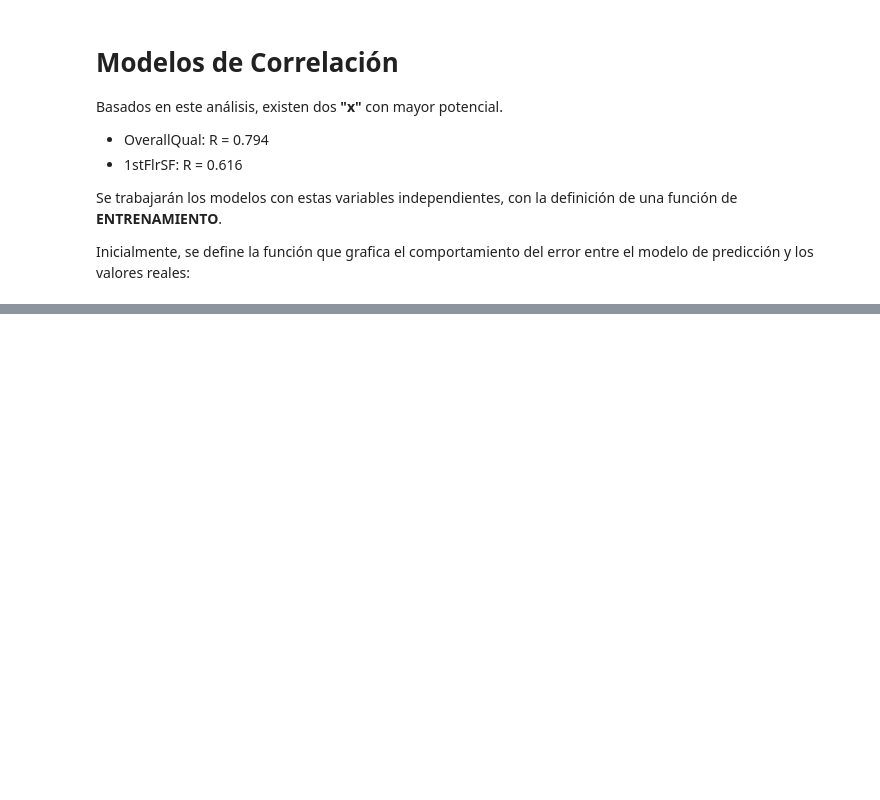
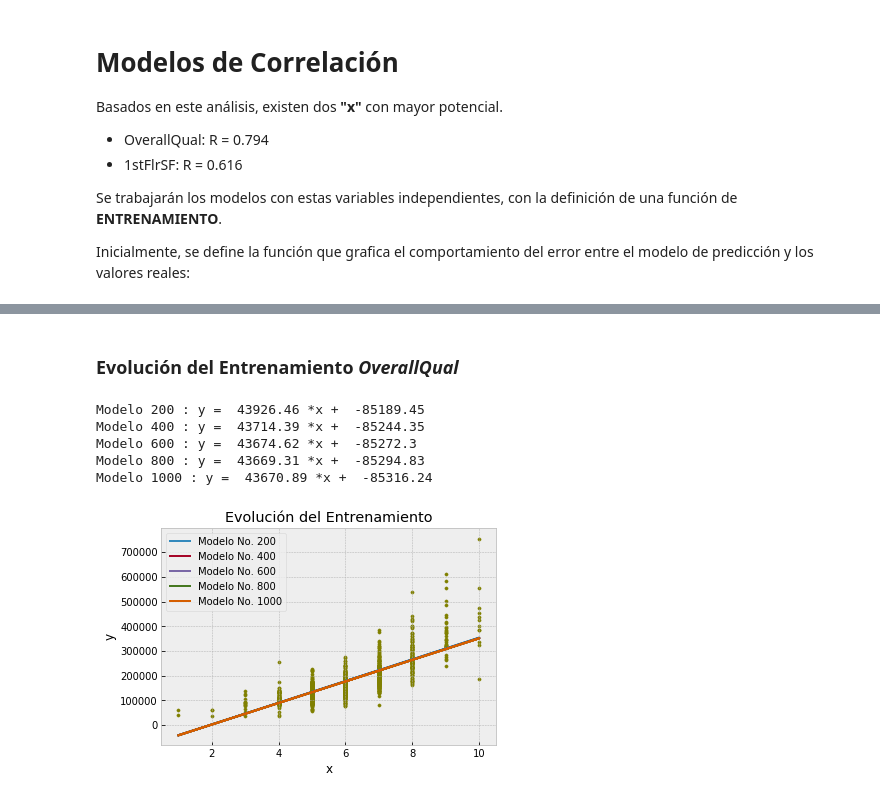
Before and after one commit to sjbarrios/Proyecto-Ciencia-Datos-Python, a Jupyter notebook: Proyecto_1.ipynb, the cells around one changed output, grey strips where cells are left out. Drawn from its saved outputs; the diff is of its cells as text; code cells hidden in the pictures; blank space fills up the shorter version.

```diff
--- a/Proyecto_1.ipynb
+++ b/Proyecto_1.ipynb
@@ -465,8 +469,0 @@ Se crea una función para observar la evolución del modelo en el tiempo:
-# %%
-def evolucion(diccionario,n):
-    plt.scatter(np.array(range(epoch)), errores,c='green',s=10)
-    plt.title('Errores')
-    plt.xlabel('epoch')
-    plt.ylabel('error')
-    plt.show()
-    return
@@ -476,0 +504,35 @@ Este es un cambio 2: 1000
+# %%
+def evolucion(diccionario,x,y,n):
+
+    modelo_i = [0.0]*len(x)
+
+    for i in range(len(diccionario)): # Para cada iteración en el Diccionario de Parámetros m,b
+
+        if (i+1) % n == 0: # Cada "n" iteraciones...
+
+            for j in range(len(x)): # Se calcula el modelo: y_hat's correspondientes para todas las "x"
+                modelo_i[j] = diccionario[i][0]*x[j] + diccionario[i][1]   # y_hat = m*x + b
+
+            # Se muestran detalles del modelo y se dibuja la recta con Matplotlib
+            print("Modelo",i+1,": y = ",diccionario[i][0],"*x + ",diccionario[i][1])
+            plt.plot(x,modelo_i,label='Modelo No. {i}'.format(i=i+1))
+            plt.legend(loc = 'best')
+
+
+    plt.scatter(x,y,c='olive',s=10)
+    plt.title('Evolución del Entrenamiento')
+    plt.xlabel('x')
+    plt.ylabel('y')
+    plt.show()
+    return
+# %% [markdown]
+### Evolución del Entrenamiento ***OverallQual***
+# %%
+evolucion(diccionario_OverallQual,OverallQual,SalePrice,200)
+# %% [output]
+Modelo 200 : y =  43926.46 *x +  -85189.45
+Modelo 400 : y =  43714.39 *x +  -85244.35
+Modelo 600 : y =  43674.62 *x +  -85272.3
+Modelo 800 : y =  43669.31 *x +  -85294.83
+Modelo 1000 : y =  43670.89 *x +  -85316.24
+[figure, added]
```
Also changed, not shown: parts of 13 cells of this notebook.
